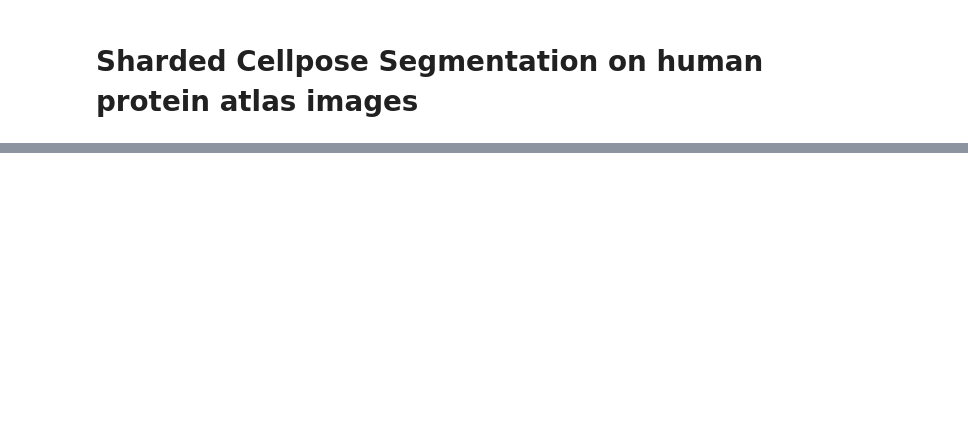
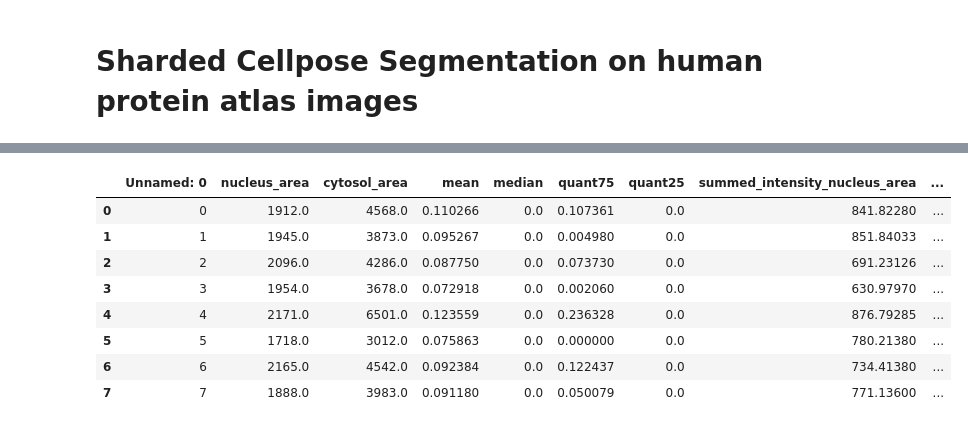
Before and after one commit to MannLabs/scPortrait-notebooks, a Jupyter notebook: example_projects/example_2/processing_notebook_downsampling.ipynb, the cells around one changed output, grey strips where cells are left out. Drawn from its saved outputs; the diff is of its cells as text; code cells hidden in the pictures; blank space fills up the shorter version.

```diff
--- a/example_projects/example_2/processing_notebook_downsampling.ipynb
+++ b/example_projects/example_2/processing_notebook_downsampling.ipynb
@@ -144,4 +228,14 @@ project.featurize()
 # %%
 # load classification results
-results = pd.read_csv(f"{project_location}/featurization/complete_CellFeaturizer/calculated_image_features.csv")
+results = pd.read_csv(f"{project_location}/classification/0_Ch3_Featurization/calculated_features.csv")
 results
+# %% [output]
+|  | Unnamed: 0 | nucleus_area | cytosol_area | mean | median | quant75 | quant25 | summed_intensity_nucleus_area | ... |
+| 0 | 0 | 1912.0 | 4568.0 | 0.110266 | 0.0 | 0.107361 | 0.0 | 841.82280 | ... |
+| 1 | 1 | 1945.0 | 3873.0 | 0.095267 | 0.0 | 0.004980 | 0.0 | 851.84033 | ... |
+| 2 | 2 | 2096.0 | 4286.0 | 0.087750 | 0.0 | 0.073730 | 0.0 | 691.23126 | ... |
+| 3 | 3 | 1954.0 | 3678.0 | 0.072918 | 0.0 | 0.002060 | 0.0 | 630.97970 | ... |
+| 4 | 4 | 2171.0 | 6501.0 | 0.123559 | 0.0 | 0.236328 | 0.0 | 876.79285 | ... |
+| 5 | 5 | 1718.0 | 3012.0 | 0.075863 | 0.0 | 0.000000 | 0.0 | 780.21380 | ... |
+| 6 | 6 | 2165.0 | 4542.0 | 0.092384 | 0.0 | 0.122437 | 0.0 | 734.41380 | ... |
+| 7 | 7 | 1888.0 | 3983.0 | 0.091180 | 0.0 | 0.050079 | 0.0 | 771.13600 | ... |
```
Also changed, not shown: parts of 10 cells of this notebook, 2 other files.
